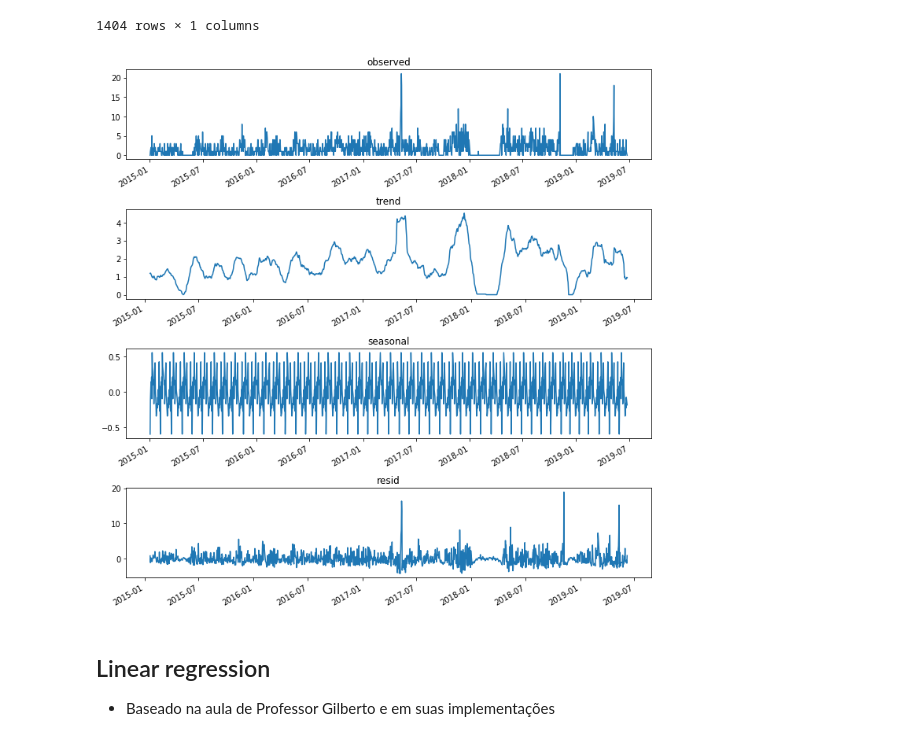
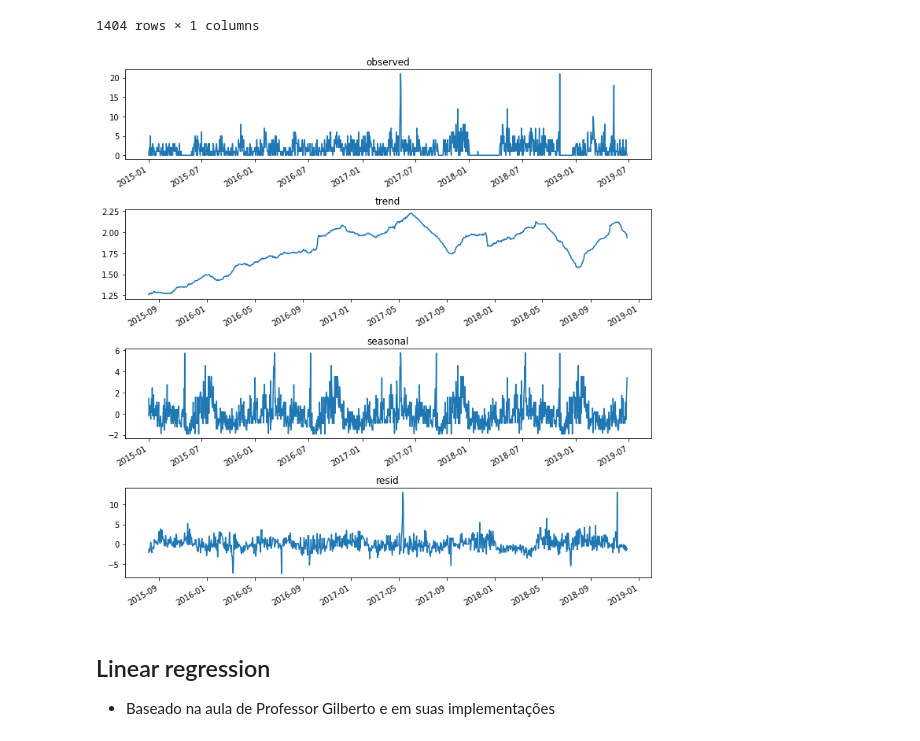
Before and after one commit to ItamarRocha/Machine-Learning-and-Data-Analysis, a Jupyter notebook: Armazem/exploring.ipynb, the cells around one changed output. Saved outputs shown, nothing was run; the diff lists cells and outputs as text; code cells hidden in the pictures.

```diff
--- a/Armazem/exploring.ipynb
+++ b/Armazem/exploring.ipynb
@@ -374,16 +374,17 @@ df
 # %%
 df.index = pd.to_datetime(data.index)
 # %%
-result = seasonal_decompose(df, model = 'additive', freq=30)
+%matplotlib inline
+result = seasonal_decompose(df, model = 'additive', period=365)
 
 fig, (ax1,ax2,ax3,ax4) = plt.subplots(4,1, figsize =(10,10))
 result.observed.plot(ax = ax1, title = "observed")
 result.trend.plot(ax = ax2, title = "trend")
 result.seasonal.plot(ax = ax3, title = "seasonal")
 result.resid.plot(ax = ax4, title = "resid")
 plt.tight_layout()
 # %% [output]
-[figure, old version]
+[figure, new version]
 # %% [markdown]
 ## Linear regression
 * Baseado na aula de Professor Gilberto e em suas implementações
```
Also changed, not shown: parts of 7 cells of this notebook, 53 other files.
